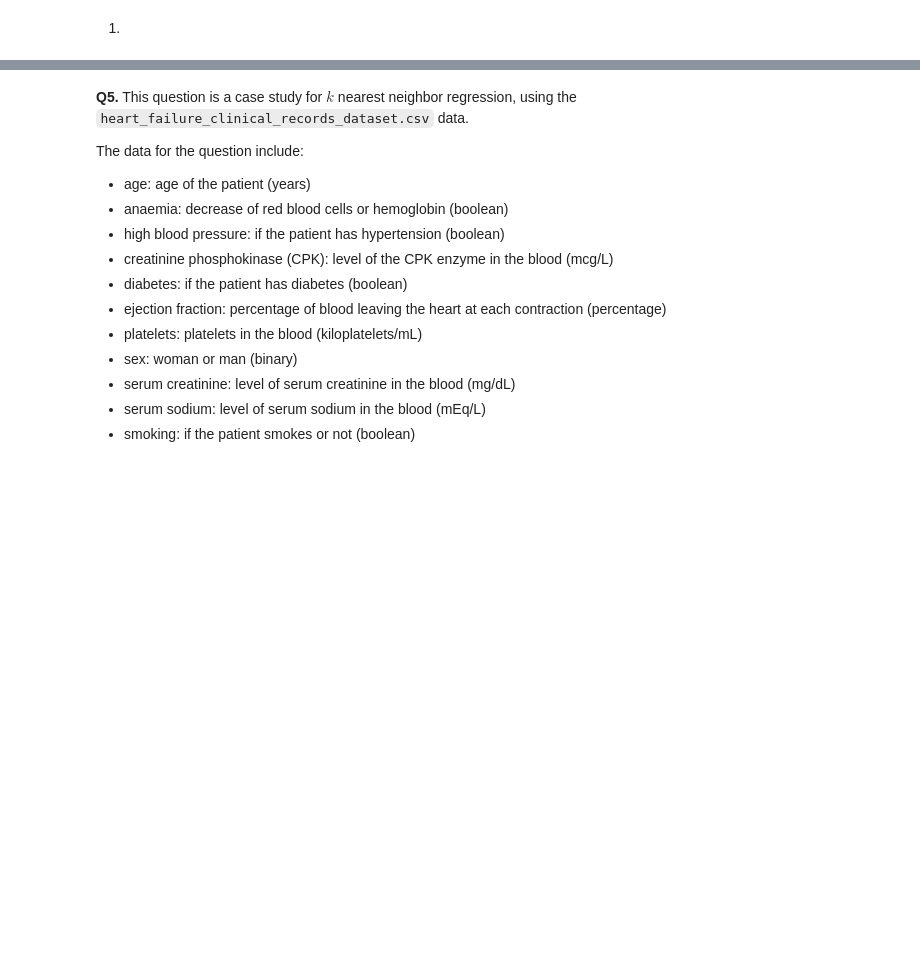
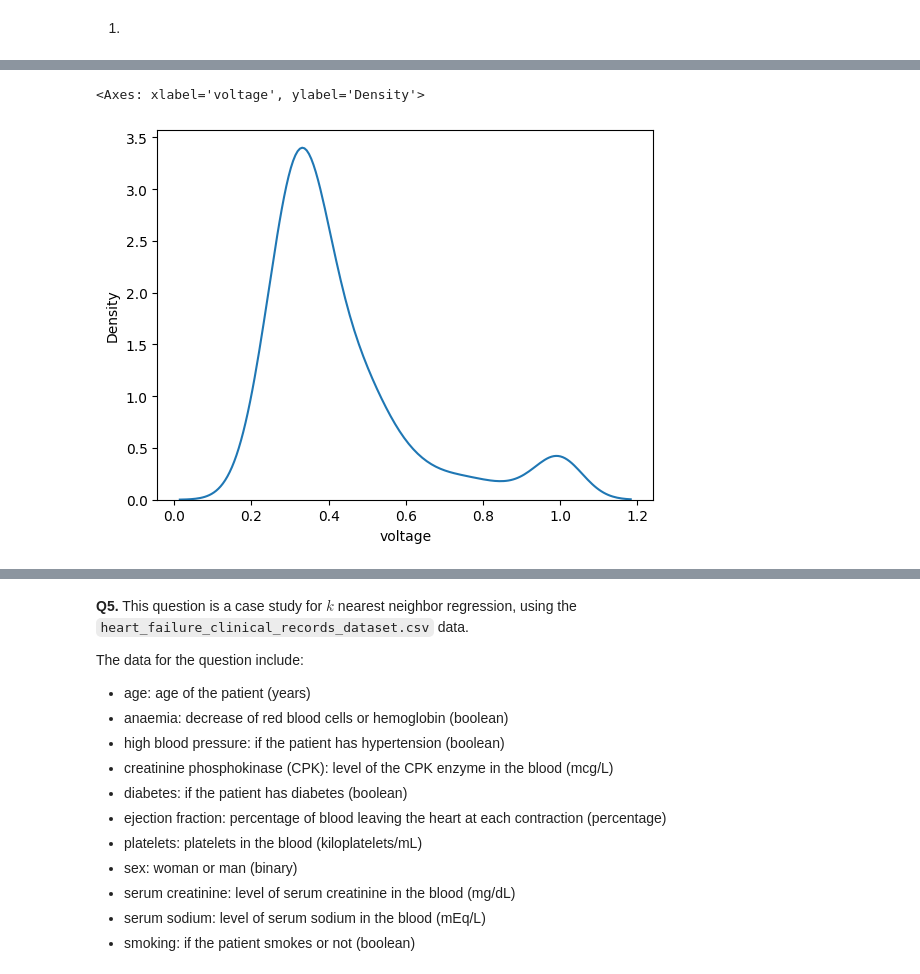
Before and after one commit to aileenkent/knn, a Jupyter notebook: assignment/assignment_knn.ipynb, the cells around one changed output, grey strips where cells are left out. Drawn from its saved outputs; the diff is of its cells as text; code cells hidden in the pictures; blank space fills up the shorter version.

```diff
--- a/assignment/assignment_knn.ipynb
+++ b/assignment/assignment_knn.ipynb
@@ -75,0 +89,2 @@ The data consists of a label, `mine_type`, taking integer values 1 to 5, and thr
+# %%
+mines_data = pd.read_csv('land_mines.csv')
@@ -75,0 +135,5 @@ The data consists of a label, `mine_type`, taking integer values 1 to 5, and thr
+# %%
+sns.kdeplot(data=mines_data, x='voltage')
+# %% [output]
+<Axes: xlabel='voltage', ylabel='Density'>
+[figure, added]
```
Also changed, not shown: parts of 11 cells of this notebook.
